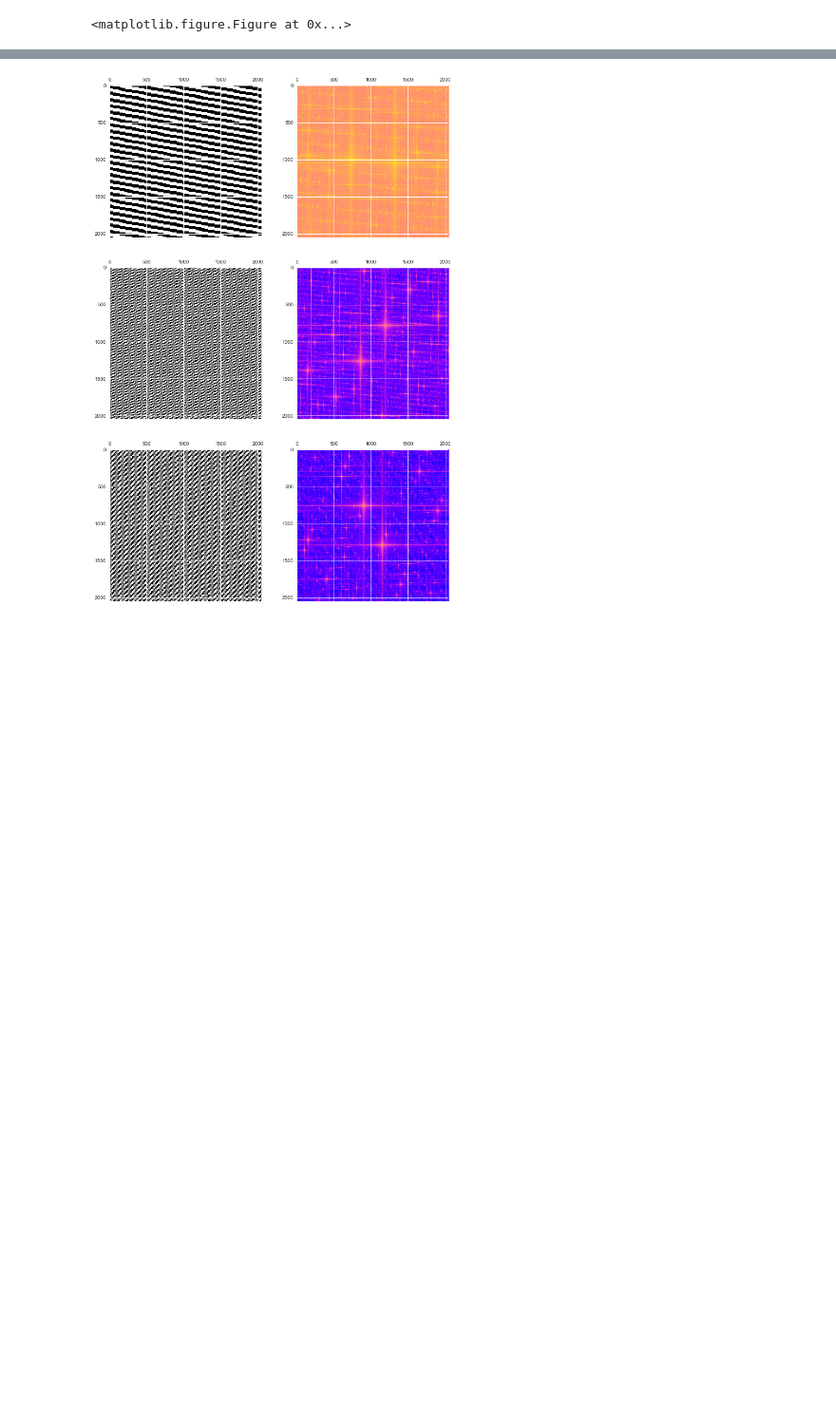
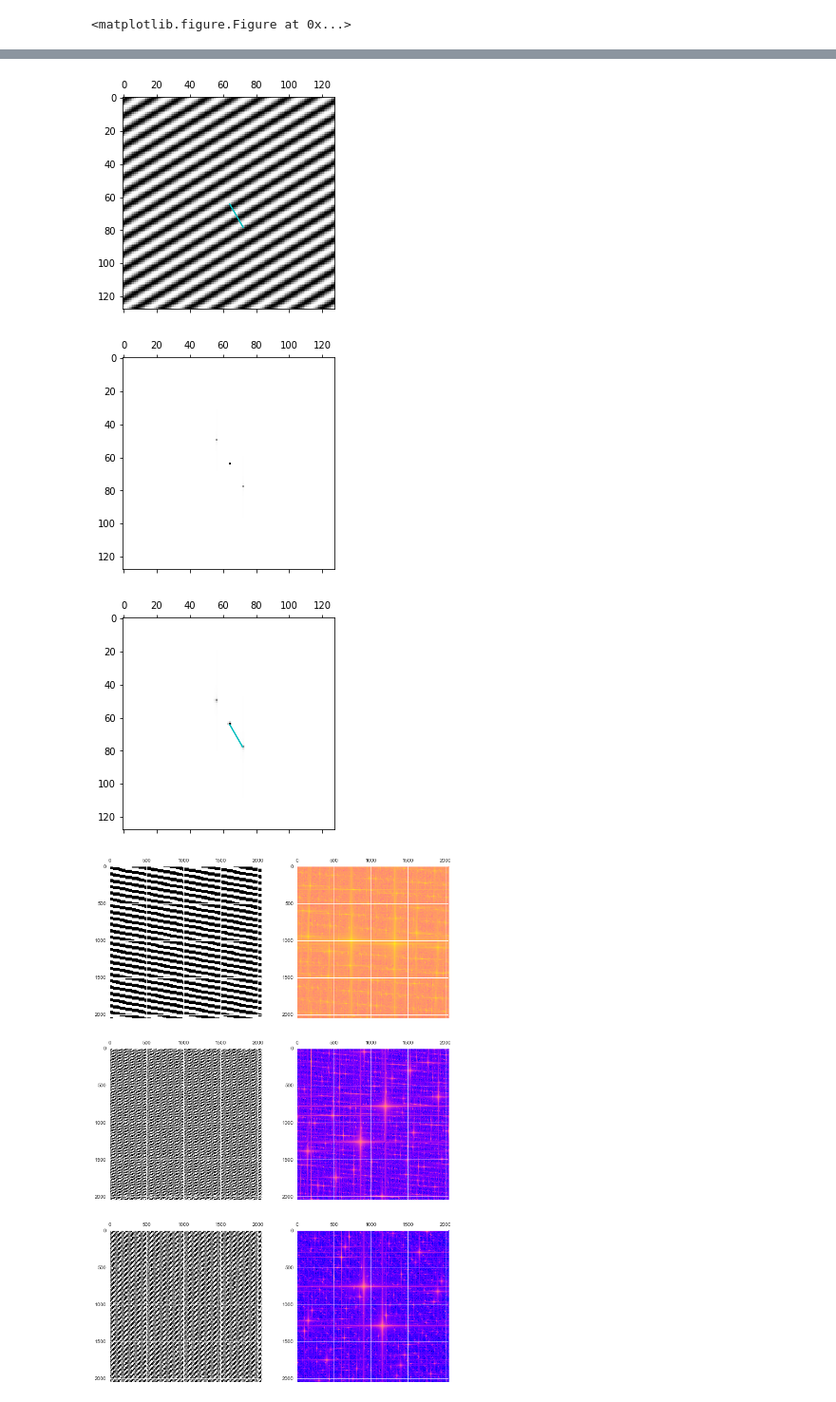
Before and after one commit to david-hoffman/simpattern, a Jupyter notebook: Notebooks/SIM Pattern Leakage Test.ipynb, the cells around one changed output, grey strips where cells are left out. Shown at 95% size. Cells and saved outputs as stored; diff of their text form; code cells hidden in the pictures; blank space fills up the shorter version.

```diff
--- a/Notebooks/SIM Pattern Leakage Test.ipynb
+++ b/Notebooks/SIM Pattern Leakage Test.ipynb
@@ -117,3 +123,21 @@ grid('off')
+# %%
+my_angle = deg2rad(60)
+size=128
+pat =  pattern_gen(my_angle, 8, 0.5, 0, 0, 5,size,size, eightbit=True)
+pat_fft = fftshift(fftn(ifftshift(pat)))
+l = size/8
+matshow(pat,cmap='Greys')
+arrow(size/2,size/2,cos(my_angle)*l, sin(my_angle)*l,width=2/2048*size,ec='c')
+grid('off')
+matshow(abs(pat_fft),cmap='Greys',norm=LogNorm())
+grid('off')
+matshow(gaussian_filter(abs(pat_fft),10/2048*size),norm=LogNorm(),cmap='Greys')
+arrow(size/2,size/2,cos(my_angle)*l, sin(my_angle)*l,width=2/2048*size,ec='c',length_includes_head=True)
+grid('off')
+# %% [output]
+[figure, added]
+[figure, added]
+[figure, added]
 # %%
 #%%px --local
 def ideal_period(wavelength, NA = 0.85):
```
Also changed, not shown: parts of 2 cells of this notebook, 1 other file.
